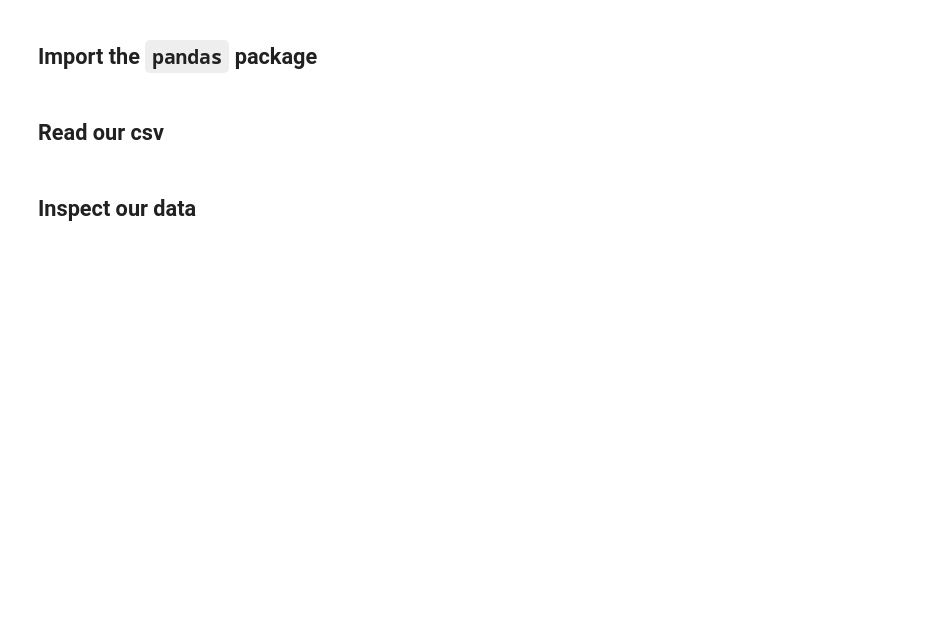
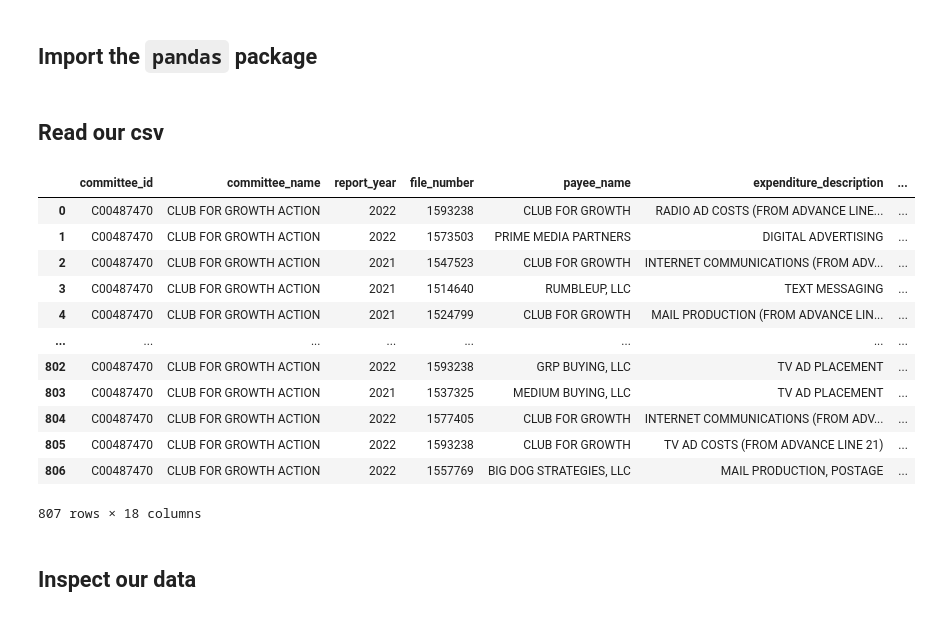
Before and after one commit to chadday/gtown_python, a Jupyter notebook: learning_by_doing.ipynb, the cells around one changed output. Drawn from its saved outputs; the diff is of its cells as text; code cells hidden in the pictures; blank space fills up the shorter version.

```diff
--- a/learning_by_doing.ipynb
+++ b/learning_by_doing.ipynb
@@ -9,4 +11,22 @@ So today, we will jump into Python with a small project. Our goal is to read in
 # %% [markdown]
 ## Read our csv
+# %%
+df = pd.read_csv('./data/ies.csv')
+
+df
+# %% [output]
+|  | committee_id | committee_name | report_year | file_number | payee_name | expenditure_description | ... |
+| 0 | C00487470 | CLUB FOR GROWTH ACTION | 2022 | 1593238 | CLUB FOR GROWTH | RADIO AD COSTS (FROM ADVANCE LINE... | ... |
+| 1 | C00487470 | CLUB FOR GROWTH ACTION | 2022 | 1573503 | PRIME MEDIA PARTNERS | DIGITAL ADVERTISING | ... |
+| 2 | C00487470 | CLUB FOR GROWTH ACTION | 2021 | 1547523 | CLUB FOR GROWTH | INTERNET COMMUNICATIONS (FROM ADV... | ... |
+| 3 | C00487470 | CLUB FOR GROWTH ACTION | 2021 | 1514640 | RUMBLEUP, LLC | TEXT MESSAGING | ... |
+| 4 | C00487470 | CLUB FOR GROWTH ACTION | 2021 | 1524799 | CLUB FOR GROWTH | MAIL PRODUCTION (FROM ADVANCE LIN... | ... |
+| ... | ... | ... | ... | ... | ... | ... | ... |
+| 802 | C00487470 | CLUB FOR GROWTH ACTION | 2022 | 1593238 | GRP BUYING, LLC | TV AD PLACEMENT | ... |
+| 803 | C00487470 | CLUB FOR GROWTH ACTION | 2021 | 1537325 | MEDIUM BUYING, LLC | TV AD PLACEMENT | ... |
+| 804 | C00487470 | CLUB FOR GROWTH ACTION | 2022 | 1577405 | CLUB FOR GROWTH | INTERNET COMMUNICATIONS (FROM ADV... | ... |
+| 805 | C00487470 | CLUB FOR GROWTH ACTION | 2022 | 1593238 | CLUB FOR GROWTH | TV AD COSTS (FROM ADVANCE LINE 21) | ... |
+| 806 | C00487470 | CLUB FOR GROWTH ACTION | 2022 | 1557769 | BIG DOG STRATEGIES, LLC | MAIL PRODUCTION, POSTAGE | ... |
+807 rows × 18 columns
 # %% [markdown]
 ## Inspect our data
```
Also changed, not shown: parts of 10 cells of this notebook, 3 other files.
